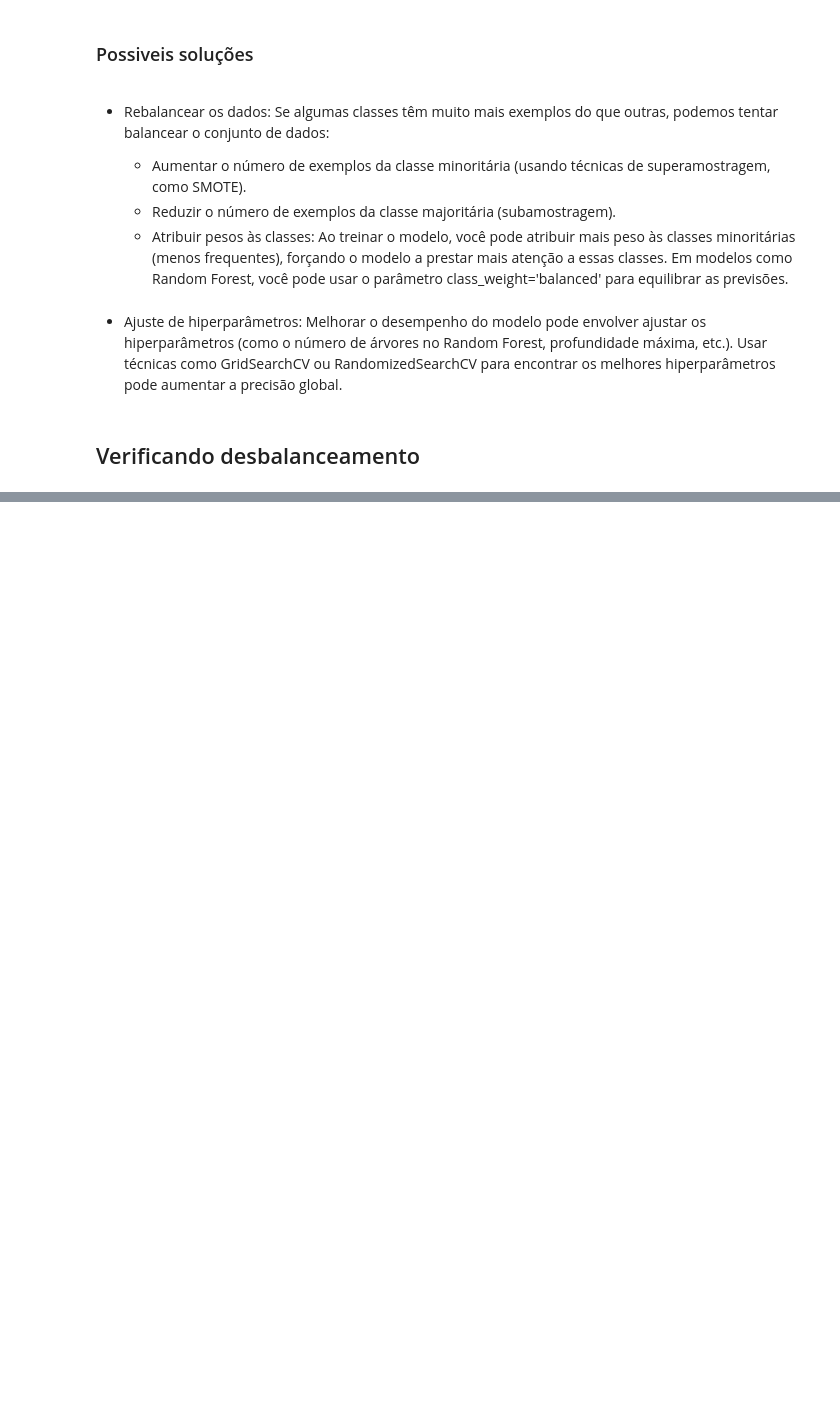
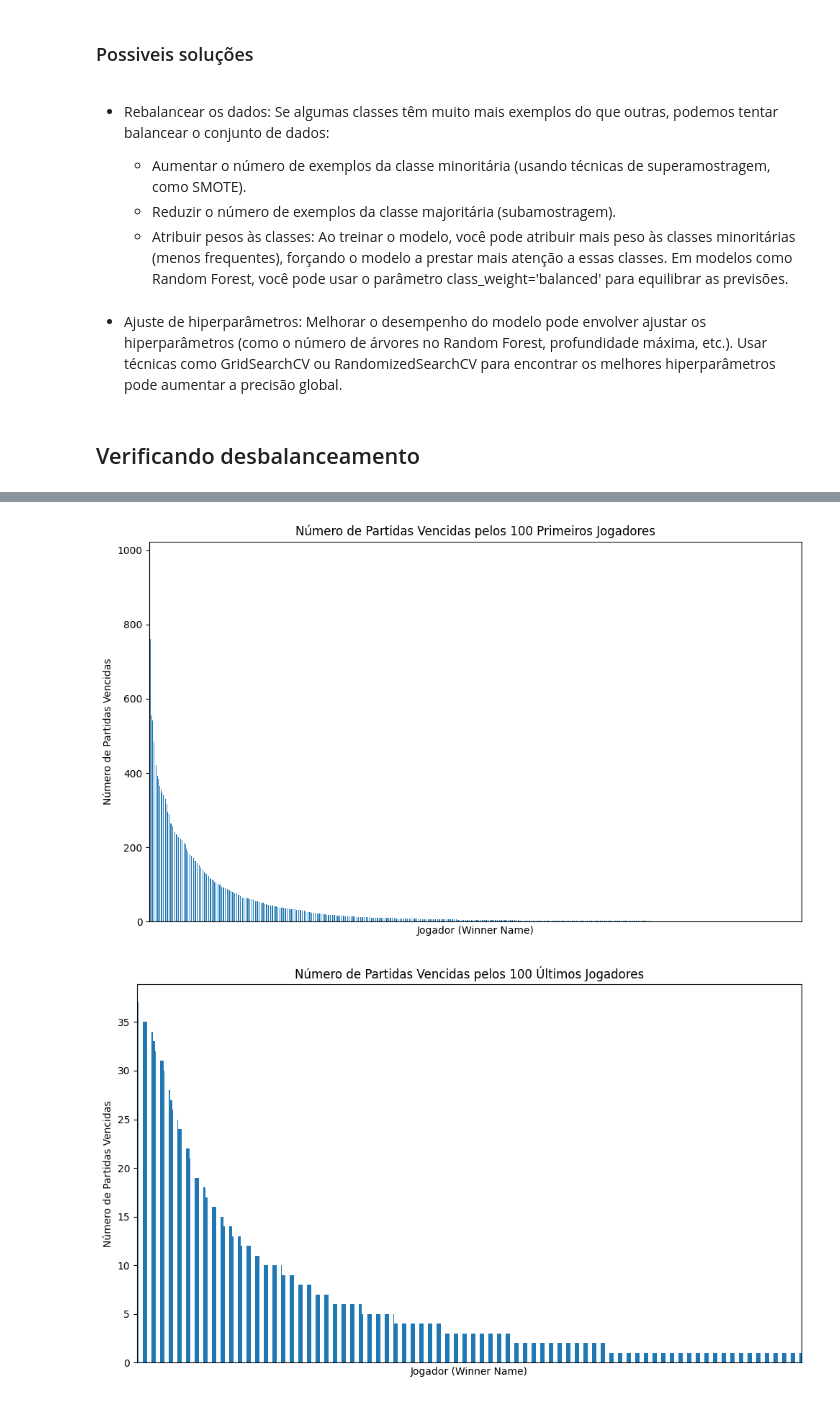
Before and after one commit to lucasfalopes/ENG4040-PROJETO, a Jupyter notebook: tenisIqModel.ipynb, the cells around one changed output, grey strips where cells are left out. Cells and saved outputs as stored; diff of their text form; code cells hidden in the pictures; blank space fills up the shorter version.

Commit message:
grafico numero de partidas vencidas

```diff
--- a/tenisIqModel.ipynb
+++ b/tenisIqModel.ipynb
@@ -680,0 +696,28 @@ Name: count, dtype: int64
+# %%
+import matplotlib.pyplot as plt
+
+# Verificando a quantidade de partidas vencidas por cada jogador
+winner_distribution = df['winner_name'].value_counts()
+
+# Gráfico para os 100 primeiros jogadores (com mais vitórias)
+plt.figure(figsize=(10, 6))
+winner_distribution.plot(kind='bar')
+plt.title('Número de Partidas Vencidas pelos 100 Primeiros Jogadores')
+plt.xlabel('Jogador (Winner Name)')
+plt.ylabel('Número de Partidas Vencidas')
+plt.xticks([], [])
+plt.tight_layout()
+plt.show()
+
+# Gráfico para os 100 últimos jogadores (com menos vitórias)
+plt.figure(figsize=(10, 6))
+winner_distribution.tail(1000).plot(kind='bar')
+plt.title('Número de Partidas Vencidas pelos 100 Últimos Jogadores')
+plt.xlabel('Jogador (Winner Name)')
+plt.ylabel('Número de Partidas Vencidas')
+plt.xticks([], [])
+plt.tight_layout()
+plt.show()
+# %% [output]
+[figure, added]
+[figure, added]
```
Also changed, not shown: parts of 5 cells of this notebook.
